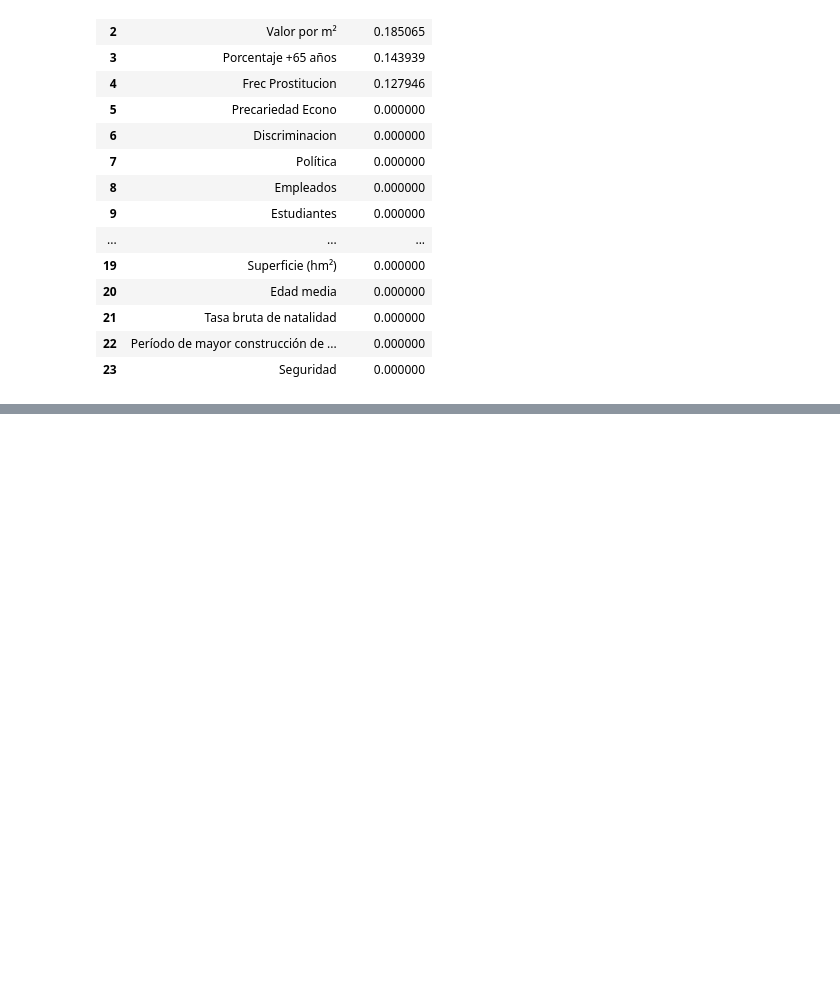
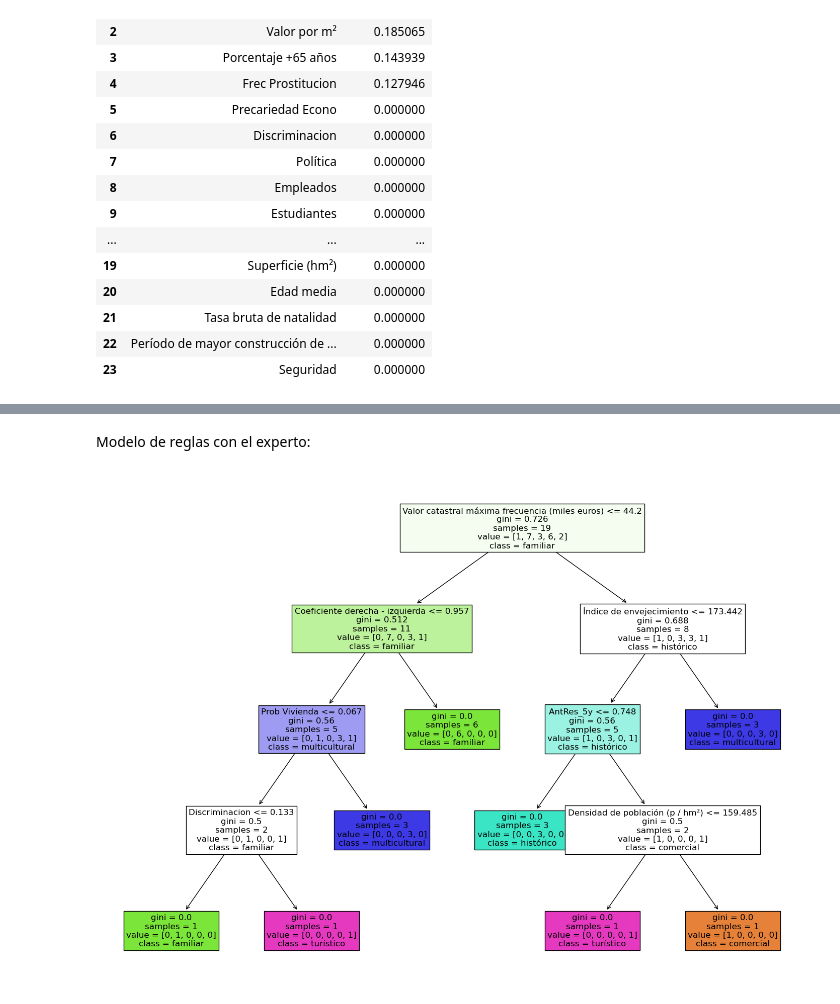
Before and after one commit to esedesam/mcd-nlp-proyecto, a Jupyter notebook: CARLOS_DISTRITOS_V2.ipynb, the cells around one changed output, grey strips where cells are left out. Cells and saved outputs as stored; diff of their text form; code cells hidden in the pictures; blank space fills up the shorter version.

```diff
--- a/CARLOS_DISTRITOS_V2.ipynb
+++ b/CARLOS_DISTRITOS_V2.ipynb
@@ -931,3 +951,41 @@ df_reglas_importante
 | 19 | pobles del sud | 0.141593 | 3.251460 | 324.953979 | 20.847012 | 0.035398 | ... |
 # %%
 df_reglas_importante.to_csv('docs_Carlos/df_variables_importantes.csv', index=False)
+# %% [markdown]
+Modelo de reglas con el experto:
+# %%
+# crear un dataframe que sea: Tipo_Dist_real que contenga una columna con las siguientes etiquetas en este orden:
+# histórico, comercial, multicultural, familiar, familiar, histórico, multicultural, multicultural, multicultural, turístico, turístico, famailiar, multicultural, multicultural, famliar, familiar, familiar, histórico, familiar
+
+df_tipo_dist_real = pd.DataFrame({'Tipo_Dist_real': ['histórico', 'comercial', 'multicultural', 'familiar', 'familiar', 'histórico', 'multicultural', 'multicultural', 'multicultural', 'turístico', 'turístico', 'familiar', 'multicultural', 'multicultural', 'familiar', 'familiar', 'familiar', 'histórico', 'familiar']})
+
+
+df_tipo_dist_real
+# %%
+df_reglas2 = df_conjunto_NO_escal.copy()
+#eliminar las columnas: 'Personas'
+
+
+X = df_reglas2.drop(['Distrito'], axis=1)
+y = df_tipo_dist_real
+
+# Crea y entrena el modelo de árbol de decisión
+clf = DecisionTreeClassifier(random_state=114)
+clf.fit(X, y)
+
+# Convierte los nombres de características y clases a listas
+# usa .inverse_transform(clf.classes_) para obtener las clases y que aparezca en el plot_tree
+feature_names = X.columns.tolist()
+class_names = clf.classes_.tolist()
+
+
+# Grafica el árbol de decisión
+# en vez de indicar value, poner el nombre de las clases
+plt.figure(figsize=(18, 13))
+
+# en vez de indicar value, poner el nombre de las clases
+
+plot_tree(clf, filled=True, feature_names=feature_names, class_names=class_names, fontsize=12)
+plt.show()
+# %% [output]
+[figure, added]
```
Also changed, not shown: parts of 8 cells of this notebook.
